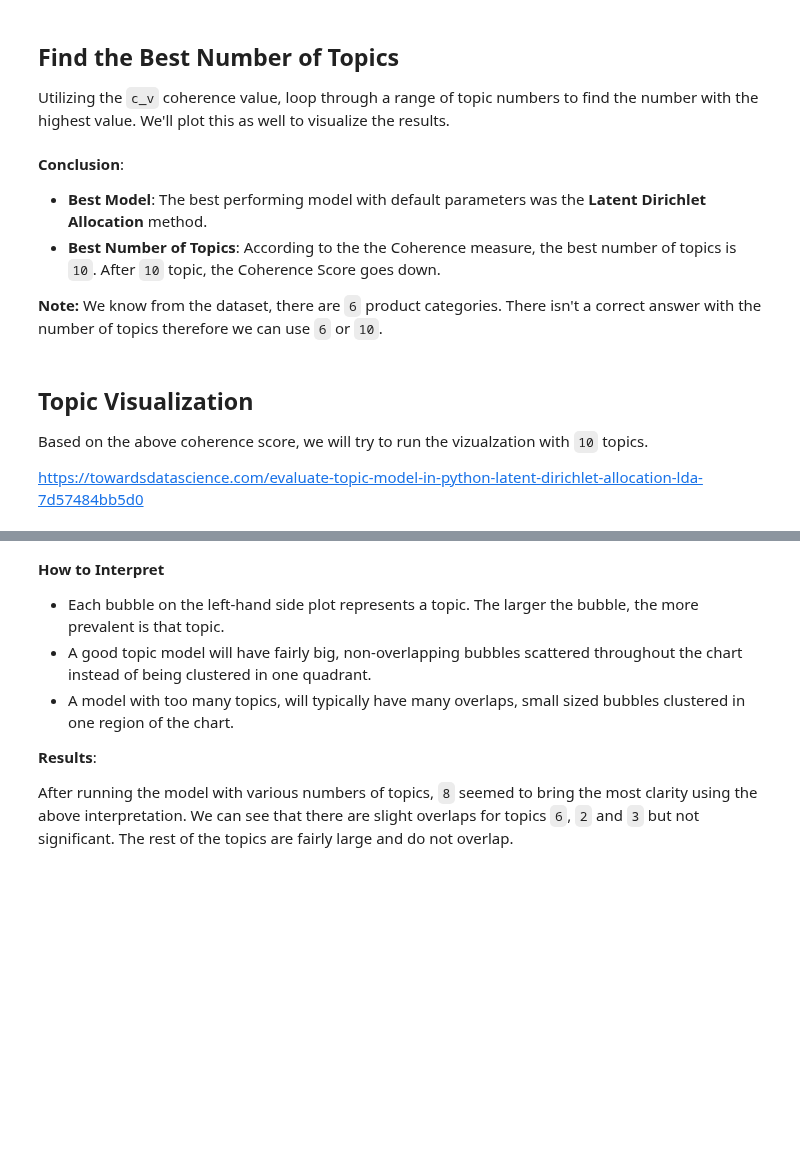
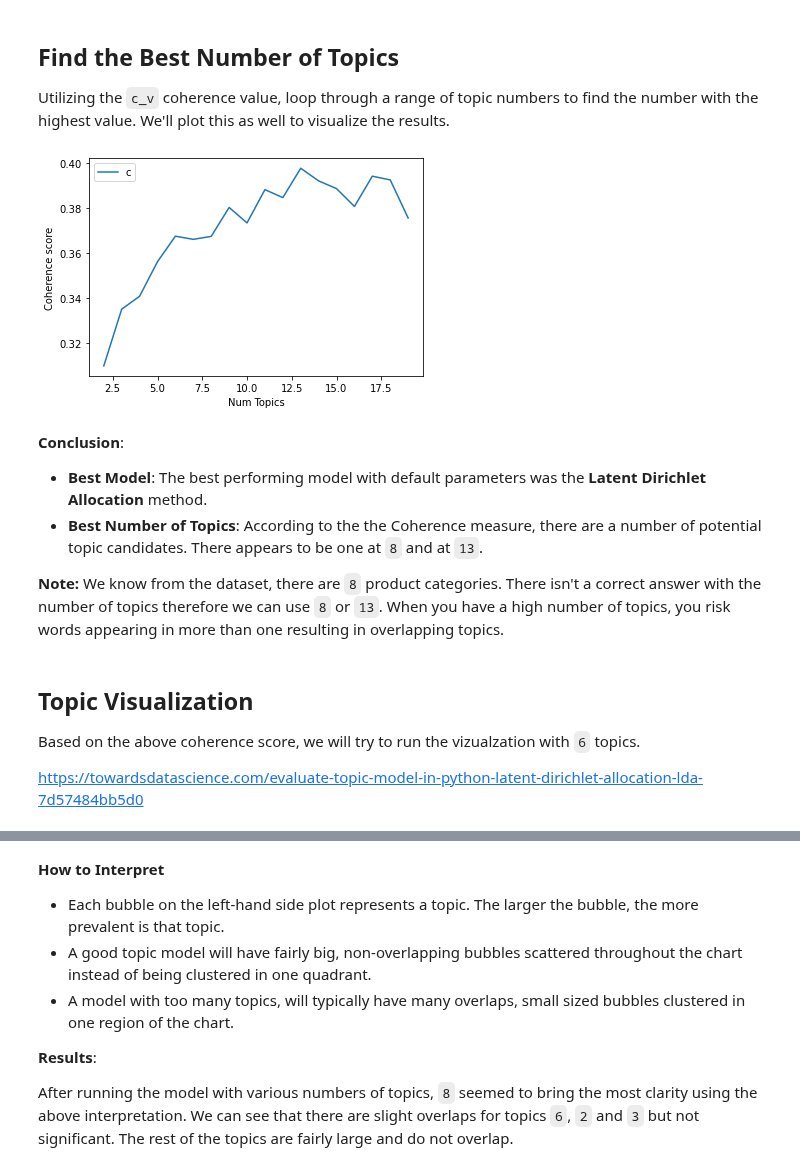
Before and after one commit to broepke/DATA110, a Jupyter notebook: Week 13/DATA110-Week13-broepke.ipynb, the cells around one changed output, grey strips where cells are left out. Cells and saved outputs as stored; diff of their text form; code cells hidden in the pictures; blank space fills up the shorter version.

```diff
--- a/Week 13/DATA110-Week13-broepke.ipynb
+++ b/Week 13/DATA110-Week13-broepke.ipynb
@@ -432,28 +504,30 @@ model_list, coherence_values = compute_coherence_values(dictionary=dictionary,
                                                         texts=tokenized_docs,
                                                         cohere='c_v',
                                                         start=2,
-                                                        limit=21,
+                                                        limit=20,
                                                         step=1)
 # %%
 # Show graph
-limit=21; start=2; step=1;
+limit=20; start=2; step=1;
 x = range(start, limit, step)
 plt.plot(x, coherence_values)
 plt.xlabel("Num Topics")
 plt.ylabel("Coherence score")
 plt.legend(("c_v"), loc='best')
 plt.show()
+# %% [output]
+[figure, added]
 # %% [markdown]
 **Conclusion**:
 
  - **Best Model**:  The best performing model with default parameters was the **Latent Dirichlet Allocation** method.
- - **Best Number of Topics**: According to the the Coherence measure, the best number of topics is `10`.  After `10` topic, the Coherence Score goes down.
+ - **Best Number of Topics**: According to the the Coherence measure, there are a number of potential topic candidates.  There appears to be one at `8` and at `13`.
 
-**Note:** We know from the dataset, there are `6` product categories. There isn't a correct answer with the number of topics therefore we can use `6` or `10`.
+**Note:** We know from the dataset, there are `8` product categories. There isn't a correct answer with the number of topics therefore we can use `8` or `13`.  When you have a high number of topics, you risk words appearing in more than one resulting in overlapping topics.
 # %% [markdown]
 ## Topic Visualization
 
-Based on the above coherence score, we will try to run the vizualzation with `10` topics.
+Based on the above coherence score, we will try to run the vizualzation with `6` topics.
 
 https://towardsdatascience.com/evaluate-topic-model-in-python-latent-dirichlet-allocation-lda-7d57484bb5d0
 # %%
```
Also changed, not shown: parts of 23 cells of this notebook, 1 other file.
